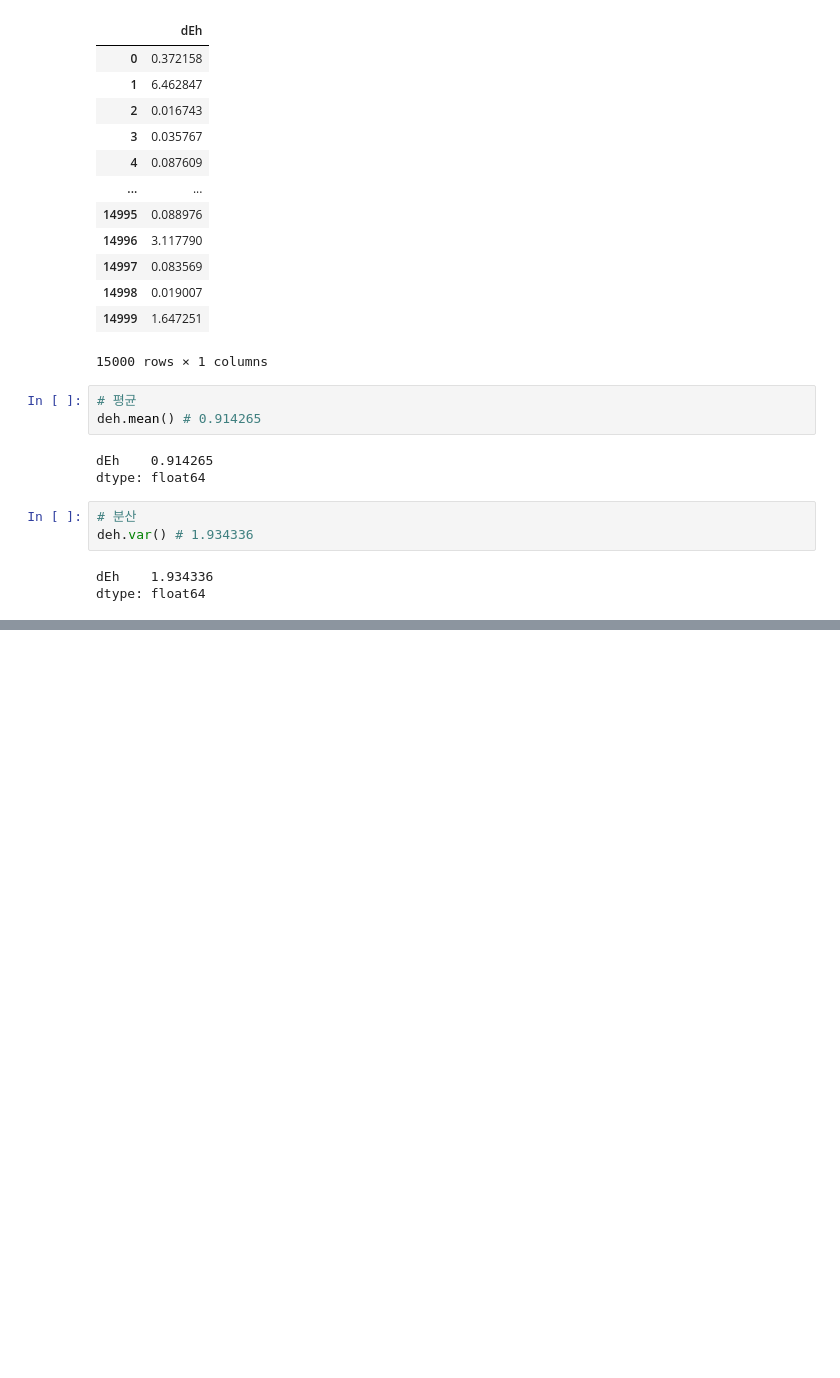
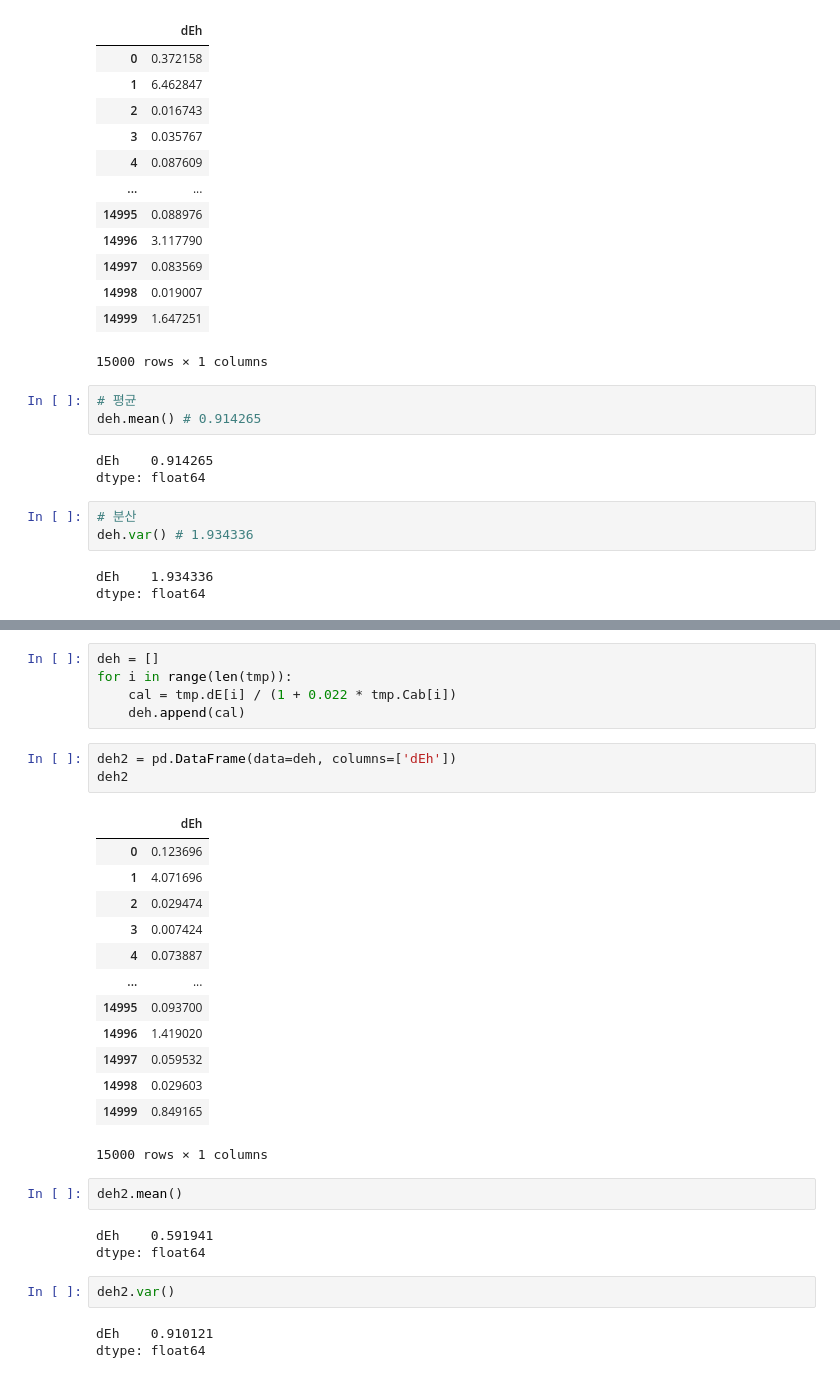
Before and after one commit to Locker-SSAFY/colorPOOL, a Jupyter notebook: data/preprocessing_python/데이터전처리.ipynb, the cells around one changed output, grey strips where cells are left out. Drawn from its saved outputs; the diff is of its cells as text; blank space fills up the shorter version.

```diff
--- a/data/preprocessing_python/데이터전처리.ipynb
+++ b/data/preprocessing_python/데이터전처리.ipynb
@@ -251,0 +325,32 @@ dtype: float64
+# %%
+deh = []
+for i in range(len(tmp)):
+    cal = tmp.dE[i] / (1 + 0.022 * tmp.Cab[i])
+    deh.append(cal)
+# %%
+deh2 = pd.DataFrame(data=deh, columns=['dEh'])
+deh2
+# %% [output]
+|  | dEh |
+| 0 | 0.123696 |
+| 1 | 4.071696 |
+| 2 | 0.029474 |
+| 3 | 0.007424 |
+| 4 | 0.073887 |
+| ... | ... |
+| 14995 | 0.093700 |
+| 14996 | 1.419020 |
+| 14997 | 0.059532 |
+| 14998 | 0.029603 |
+| 14999 | 0.849165 |
+15000 rows × 1 columns
+# %%
+deh2.mean()
+# %% [output]
+dEh    0.591941
+dtype: float64
+# %%
+deh2.var()
+# %% [output]
+dEh    0.910121
+dtype: float64
```
Also changed, not shown: parts of 12 cells of this notebook.
